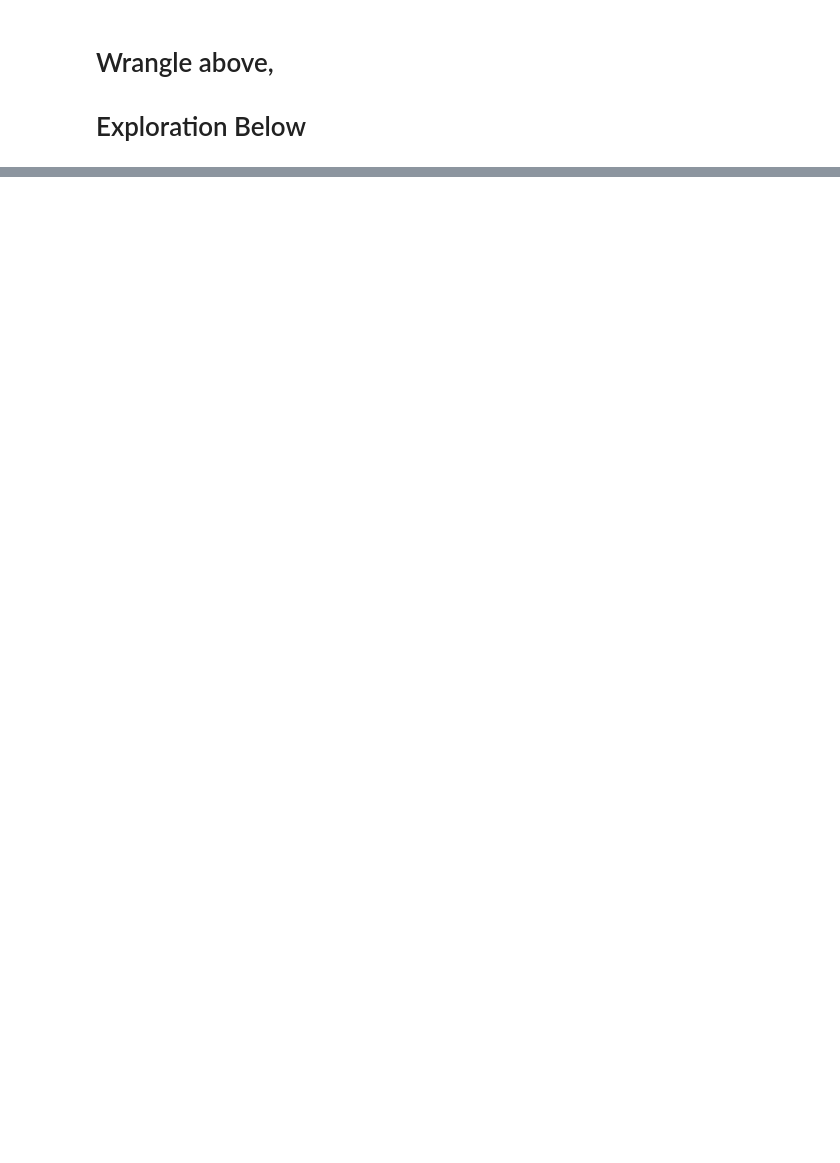
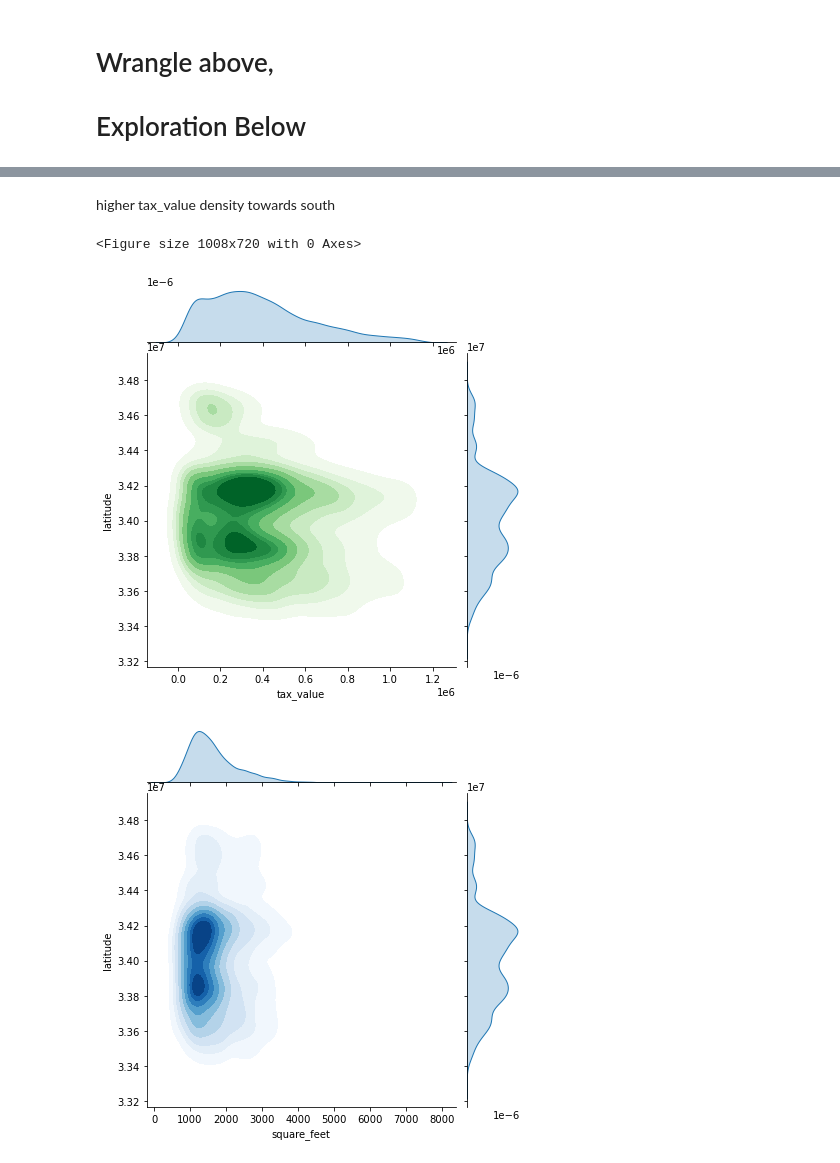
Before and after one commit to mdalton87/regression-exercises, a Jupyter notebook: regression_project/test_zillow.ipynb, the cells around one changed output, grey strips where cells are left out. Saved outputs shown, nothing was run; the diff lists cells and outputs as text; code cells hidden in the pictures; blank space fills up the shorter version.

```diff
--- a/regression_project/test_zillow.ipynb
+++ b/regression_project/test_zillow.ipynb
@@ -180,0 +217,27 @@ sns.
+# %% [markdown]
+higher tax_value density towards south
+# %%
+plt.figure(figsize=(14,10))
+
+
+sns.jointplot(data = train,
+              x = 'tax_value',
+              y = 'latitude',
+              kind = 'kde',
+              cmap = 'Greens',
+              fill = True)
+
+plt.show()
+
+sns.jointplot(data = train,
+              x = 'square_feet',
+              y = 'latitude',
+              kind = 'kde',
+              cmap = 'Blues',
+              fill = True)
+
+plt.show()
+# %% [output]
+<Figure size 1008x720 with 0 Axes>
+[figure, added]
+[figure, added]
```
Also changed, not shown: parts of 23 cells of this notebook, 5 other files.
